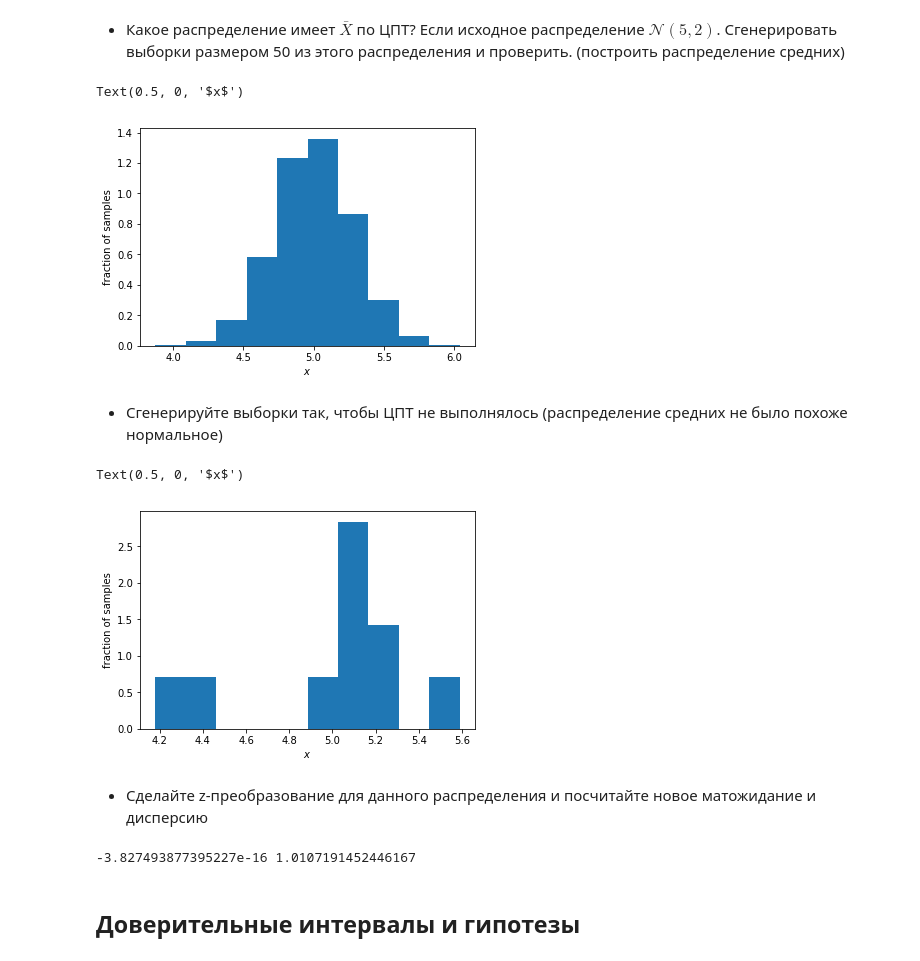
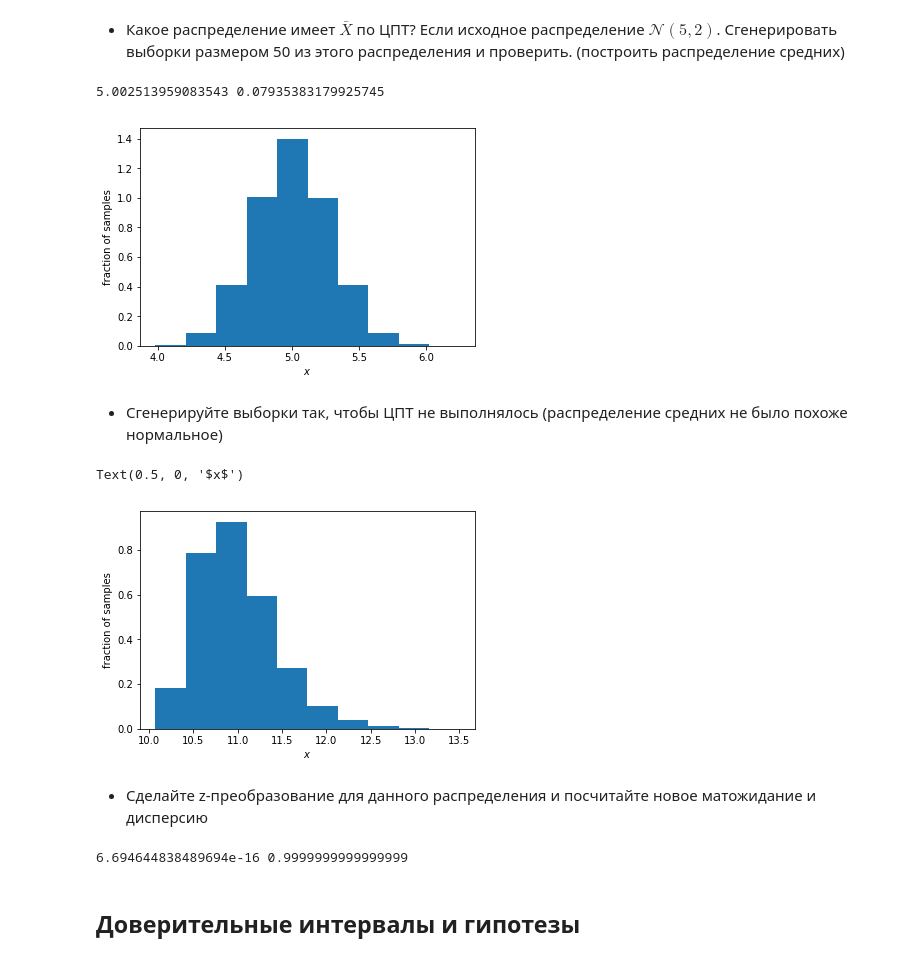
Before and after one commit to dataeli/netology-terver, a Jupyter notebook: hw2.ipynb, the cells around one changed output. Saved outputs shown, nothing was run; the diff lists cells and outputs as text; code cells hidden in the pictures.

```diff
--- a/hw2.ipynb
+++ b/hw2.ipynb
@@ -99,17 +111,9 @@ norm_rv = stats.norm(3,1)
 sample = norm_rv.rvs(1000)
 sorted_sample = np.sort(sample)
 x_mean = sorted_sample.mean()
-min_ss = 0
-max_ss = 0
-for i in range(len(sorted_sample)):
-    if sorted_sample[i]<x_mean-1:
-        min_ss += 1
-    if sorted_sample[i]>x_mean+1:
-        max_ss += 1
-min_ss
-max_ss
-InterQuantRazmah = 500
-AnotherRazmah = 1000 - max_ss - min_ss
-print(InterQuantRazmah, AnotherRazmah)
-print('Размах со среднеквадратичными больше чем Интерквантильный')
+x_sko = sorted_sample.std()
+InterQuantRazmah = sorted_sample[75]-sorted_sample[25]
+FormulaRazmah = (x_mean+x_sko) - (x_mean-x_sko)
+print(InterQuantRazmah, FormulaRazmah, x_sko)
+print('Размах в два среднеквадратичных отклонения шире чем интерквантильный!')
 # %% [output]
@@ -147,10 +160,12 @@ meansample = []
 for i in range(10000):
     sample = norm_rv.rvs(n)
     meansample.append(sample.mean())
-
+mean_s = np.asarray(meansample).mean()
+disp_s = np.asarray(meansample).var()
 plt.hist(meansample,density=True)
 plt.ylabel('fraction of samples')
 plt.xlabel('$x$')
+print(mean_s, disp_s)
 # %% [output]
-Text(0.5, 0, '$x$')
+5.002513959083543 0.07935383179925745
-[figure, old version]
+[figure, new version]
@@ -157,16 +174,16 @@ Text(0.5, 0, '$x$')
 # %% [markdown]
 - Сгенерируйте выборки так, чтобы ЦПТ не выполнялось (распределение средних не было похоже нормальное)
 # %%
-norm_rv = stats.norm(5,2)
-n = 50
+norm_rv = stats.expon(10)
+n = 5
 meansample = []
-for i in range(10):
+for i in range(10000):
     sample = norm_rv.rvs(n)
     meansample.append(sample.mean())
 
 plt.hist(meansample,density=True)
 plt.ylabel('fraction of samples')
 plt.xlabel('$x$')
 # %% [output]
 Text(0.5, 0, '$x$')
-[figure, old version]
+[figure, new version]
@@ -175,10 +194,10 @@ Text(0.5, 0, '$x$')
 # %%
 expon_rv = stats.expon(3)
 exp_sample = expon_rv.rvs(100)
-new_rv = np.array([(x - exp_sample.mean())/exp_sample.var() for x in exp_sample])
+new_rv = np.array([(x - exp_sample.mean())/(exp_sample.var()**0.5) for x in exp_sample])
 print(new_rv.mean(), new_rv.var())
 # %% [output]
--3.827493877395227e-16 1.0107191452446167
+6.694644838489694e-16 0.9999999999999999
 # %% [markdown]
 ## Доверительные интервалы и гипотезы
 # %% [markdown]
```
Also changed, not shown: parts of 20 cells of this notebook.
